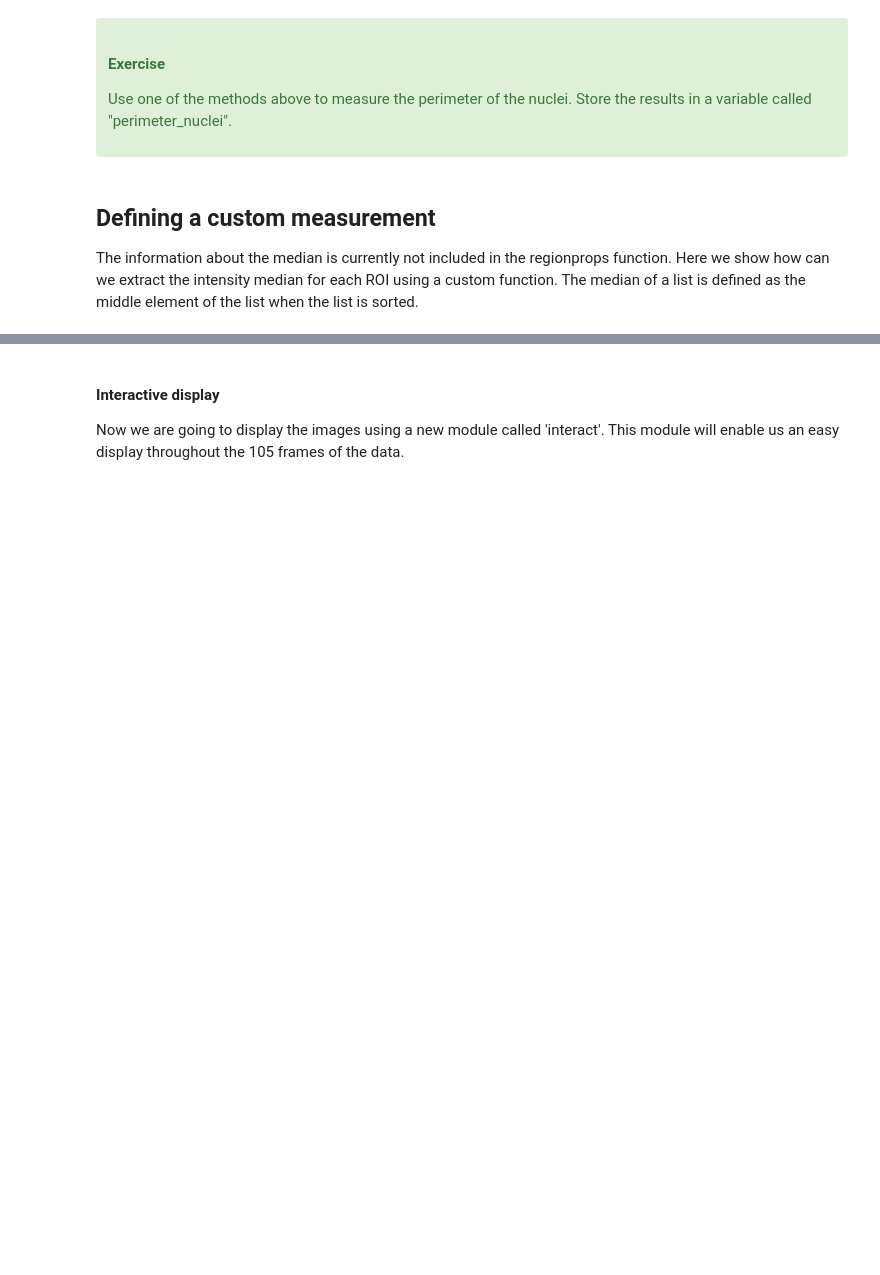
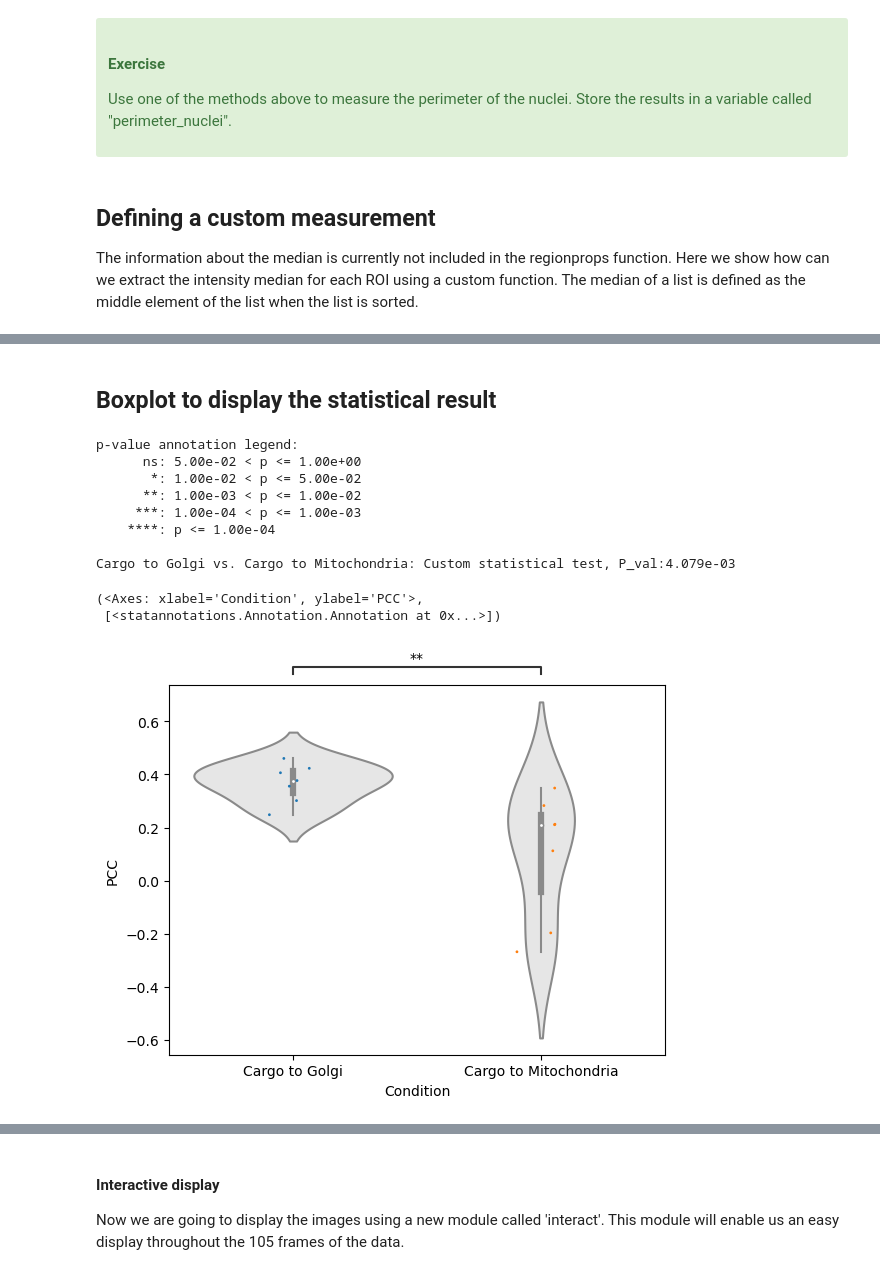
Before and after one commit to u-schulze/Python-course, a Jupyter notebook: Course-main.ipynb, the cells around one changed output, grey strips where cells are left out. Drawn from its saved outputs; the diff is of its cells as text; code cells hidden in the pictures; blank space fills up the shorter version.

```diff
--- a/Course-main.ipynb
+++ b/Course-main.ipynb
@@ -696,0 +880,3 @@ CHANGED BY DINA FROM HERE // 20/02/2024
+# %%
+pivottable = pd.pivot_table(ColCoeff, values=['PCC'], columns=['Condition'], index="label")
+pivottable
@@ -696,0 +894,38 @@ CHANGED BY DINA FROM HERE // 20/02/2024
+# %% [markdown]
+## Boxplot to display the statistical result
+# %%
+import seaborn as sns
+from statannotations.Annotator import Annotator
+
+pairs = [(pivottable.columns[0][1], pivottable.columns[1][1])]
+
+pvalue = scipy.stats.mannwhitneyu(pivottable['PCC'][pairs[0][0]], pivottable['PCC'][pairs[0][1]]).pvalue
+
+plotting_parameters = {
+    'data':    ColCoeff,
+    'x':       'Condition',
+    'y':       'PCC',
+    'order':   list(ColCoeff["Condition"].unique()),
+}
+
+ax = sns.violinplot(**plotting_parameters, color="0.9")
+sns.stripplot(**plotting_parameters, jitter=True, size=2)
+
+annotator = Annotator(ax, pairs, **plotting_parameters)
+annotator.set_pvalues([pvalue])
+annotator.configure(loc='outside')
+annotator.annotate()
+
+# plt.savefig('colocalization.pdf', format="pdf", bbox_inches="tight")
+# %% [output]
+p-value annotation legend:
+      ns: 5.00e-02 < p <= 1.00e+00
+       *: 1.00e-02 < p <= 5.00e-02
+      **: 1.00e-03 < p <= 1.00e-02
+     ***: 1.00e-04 < p <= 1.00e-03
+    ****: p <= 1.00e-04
+
+Cargo to Golgi vs. Cargo to Mitochondria: Custom statistical test, P_val:4.079e-03
+(<Axes: xlabel='Condition', ylabel='PCC'>,
+ [<statannotations.Annotation.Annotation at 0x...>])
+[figure, added]
```
Also changed, not shown: parts of 40 cells of this notebook, 2 other files.
